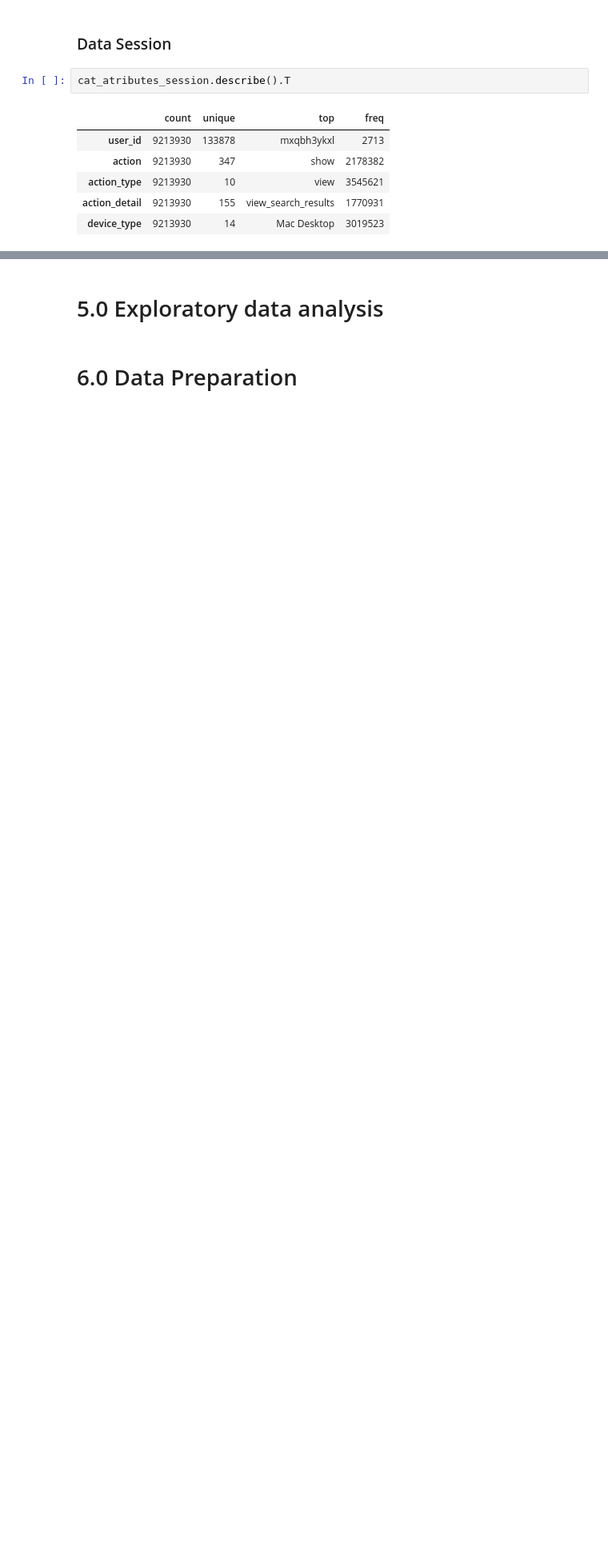
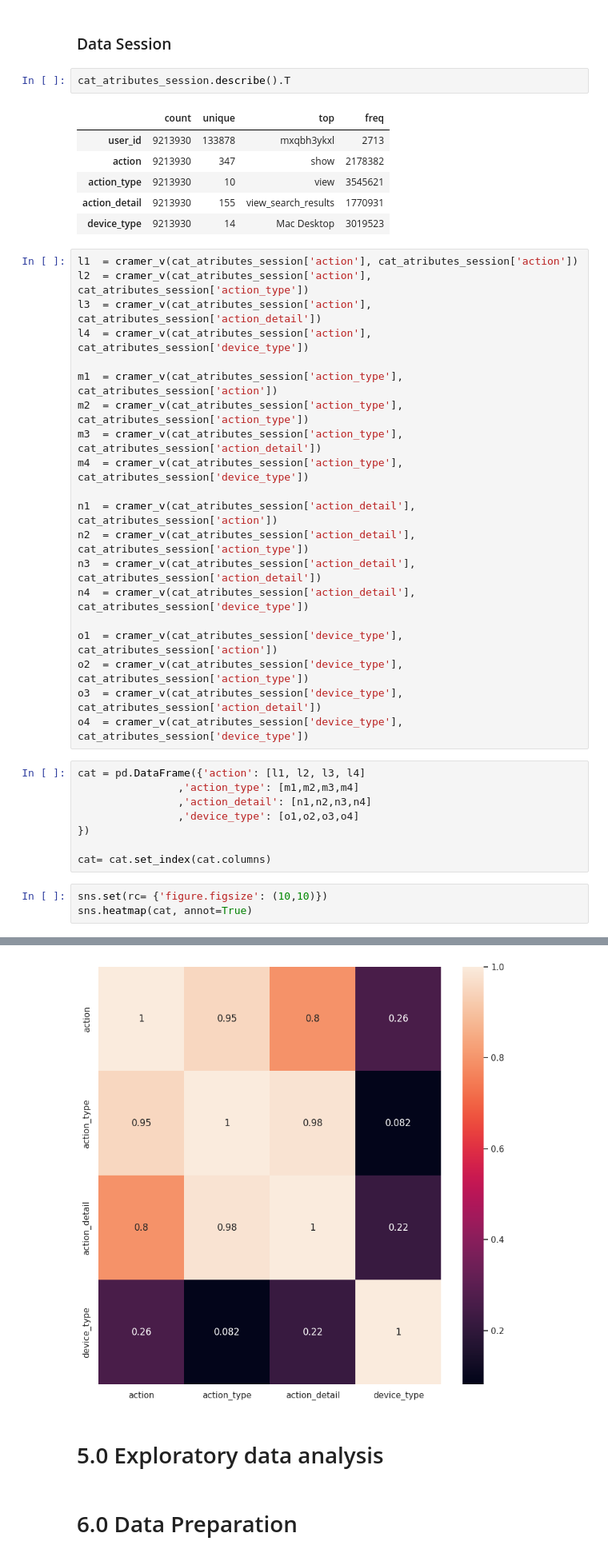
Before and after one commit to wrferreira1003/Study_airbnb_predict_first_booking, a Jupyter notebook: notebooks/ciclo004_Feature_Engineering.ipynb, the cells around one changed output, grey strips where cells are left out. Shown at 80% size. Saved outputs shown, nothing was run; the diff lists cells and outputs as text; blank space fills up the shorter version.

```diff
--- a/notebooks/ciclo004_Feature_Engineering.ipynb
+++ b/notebooks/ciclo004_Feature_Engineering.ipynb
@@ -649,3 +709,35 @@ cat_atributes_session.describe().T
 | action_type | 9213930 | 10 | view | 3545621 |
 | action_detail | 9213930 | 155 | view_search_results | 1770931 |
 | device_type | 9213930 | 14 | Mac Desktop | 3019523 |
+# %%
+l1  = cramer_v(cat_atributes_session['action'], cat_atributes_session['action'])
+l2  = cramer_v(cat_atributes_session['action'], cat_atributes_session['action_type'])
+l3  = cramer_v(cat_atributes_session['action'], cat_atributes_session['action_detail'])
+l4  = cramer_v(cat_atributes_session['action'], cat_atributes_session['device_type'])
+
+m1  = cramer_v(cat_atributes_session['action_type'], cat_atributes_session['action'])
+m2  = cramer_v(cat_atributes_session['action_type'], cat_atributes_session['action_type'])
+m3  = cramer_v(cat_atributes_session['action_type'], cat_atributes_session['action_detail'])
+m4  = cramer_v(cat_atributes_session['action_type'], cat_atributes_session['device_type'])
+
+n1  = cramer_v(cat_atributes_session['action_detail'], cat_atributes_session['action'])
+n2  = cramer_v(cat_atributes_session['action_detail'], cat_atributes_session['action_type'])
+n3  = cramer_v(cat_atributes_session['action_detail'], cat_atributes_session['action_detail'])
+n4  = cramer_v(cat_atributes_session['action_detail'], cat_atributes_session['device_type'])
+
+o1  = cramer_v(cat_atributes_session['device_type'], cat_atributes_session['action'])
+o2  = cramer_v(cat_atributes_session['device_type'], cat_atributes_session['action_type'])
+o3  = cramer_v(cat_atributes_session['device_type'], cat_atributes_session['action_detail'])
+o4  = cramer_v(cat_atributes_session['device_type'], cat_atributes_session['device_type'])
+# %%
+cat = pd.DataFrame({'action': [l1, l2, l3, l4]
+                ,'action_type': [m1,m2,m3,m4]
+                ,'action_detail': [n1,n2,n3,n4]
+                ,'device_type': [o1,o2,o3,o4]
+})
+
+cat= cat.set_index(cat.columns)
+# %%
+sns.set(rc= {'figure.figsize': (10,10)})
+sns.heatmap(cat, annot=True)
+# %% [output]
@@ -652,3 +745,4 @@ cat_atributes_session.describe().T
+[figure, added]
 # %% [markdown]
 # 5.0 Exploratory data analysis
 # %% [markdown]
```
Also changed, not shown: parts of 19 cells of this notebook, 4 other files.
